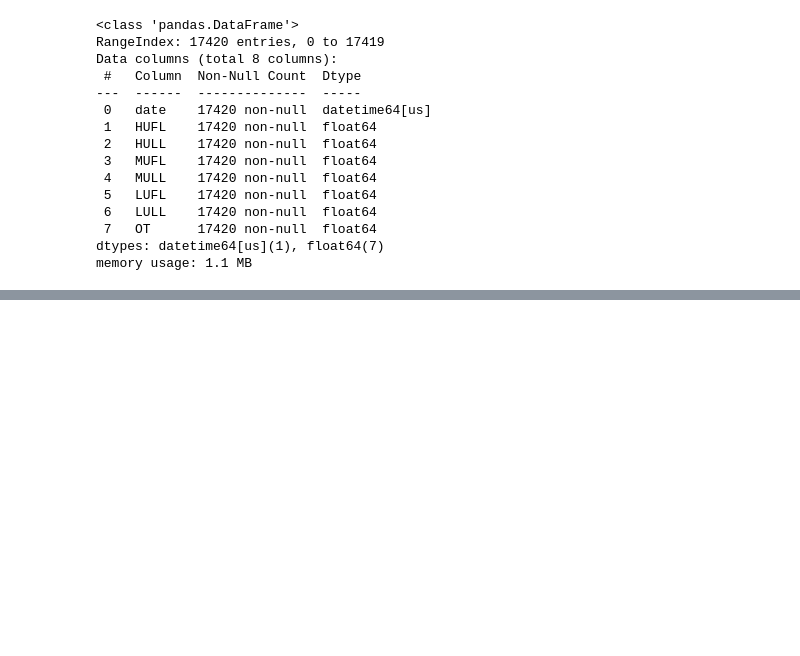
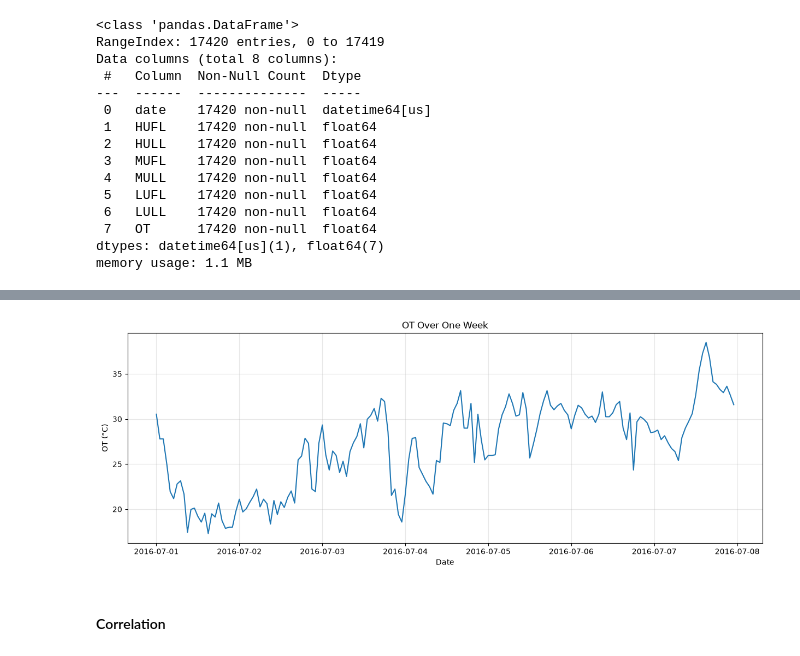
Before and after one commit to itskimheng/IAI_Lab_Intro_Assignment_2, a Jupyter notebook: main.ipynb, the cells around one changed output, grey strips where cells are left out. Saved outputs shown, nothing was run; the diff lists cells and outputs as text; code cells hidden in the pictures; blank space fills up the shorter version.

```diff
--- a/main.ipynb
+++ b/main.ipynb
@@ -362,0 +171,18 @@ Lag 336: 0.8388405076031451
+# %%
+one_week = df.iloc[:168]
+
+plt.figure(figsize=(15, 5))
+
+plt.plot(one_week["date"], one_week["OT"])
+
+plt.xlabel("Date")
+plt.ylabel("OT (°C)")
+plt.title("OT Over One Week")
+
+plt.grid(True, alpha=0.3)
+
+plt.show()
+# %% [output]
+[figure, added]
+# %% [markdown]
+#### Correlation
```
Also changed, not shown: parts of 101 cells of this notebook.
